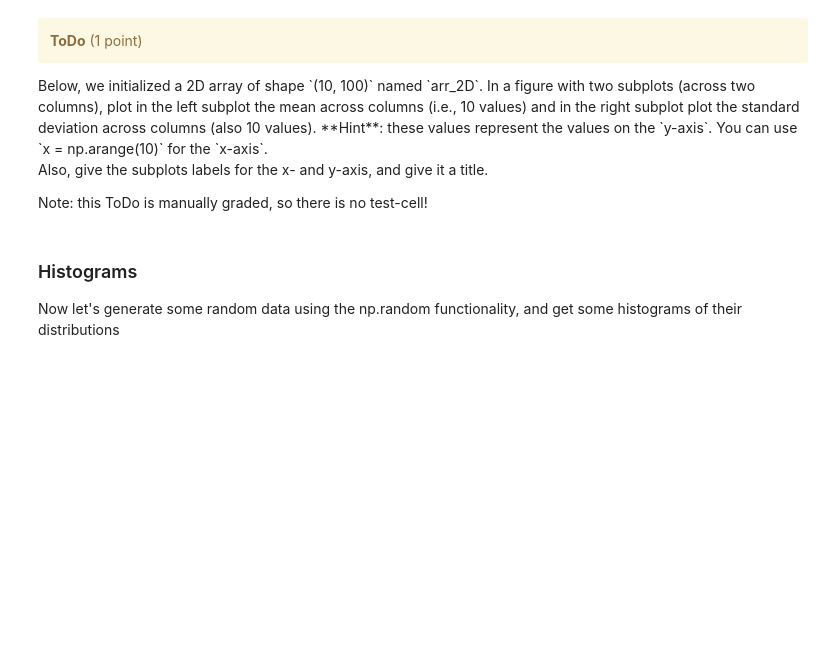
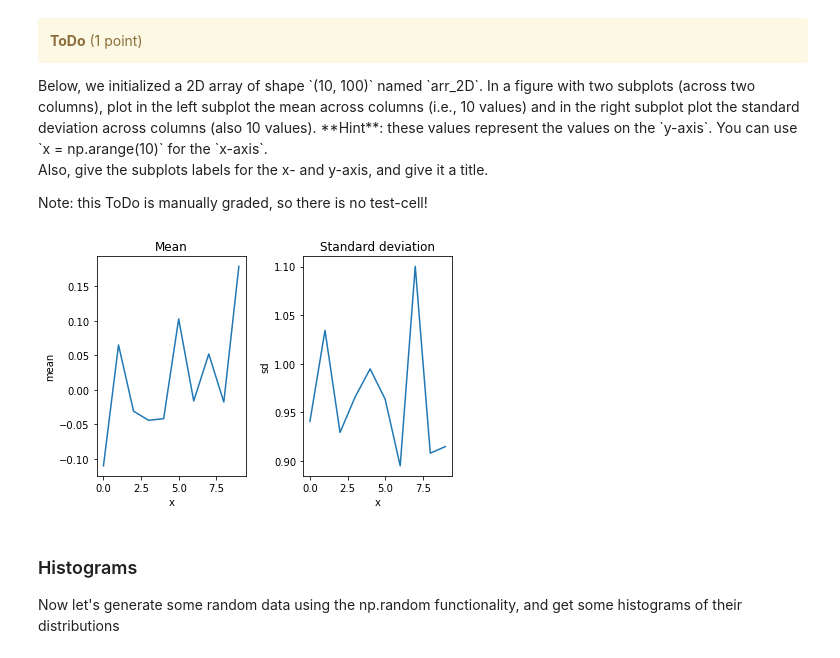
Before and after one commit to FlorianSeitz/python_workshop-Basel, a Jupyter notebook: python_tutorial.ipynb, the cells around one changed output. Cells and saved outputs as stored; diff of their text form; code cells hidden in the pictures; blank space fills up the shorter version.

```diff
--- a/python_tutorial.ipynb
+++ b/python_tutorial.ipynb
@@ -2146,3 +2635,26 @@ arr_2D = np.random.normal(0, 1, size=(10, 100))
+# %%
+arr_2D = np.random.normal(0, 1, size=(10, 100))
+x = np.arange(10)
+
+plt.subplot(1, 2, 1)
+plt.plot(x, arr_2D.mean(axis = 1))
+plt.title("Mean")
+plt.xlabel("x")
+plt.ylabel("mean")
+
+plt.subplot(1, 2, 2)
+plt.plot(x, arr_2D.std(axis = 1))
+plt.title("Standard deviation")
+plt.xlabel("x")
+plt.ylabel("sd")
+
+plt.tight_layout()
+plt.show()
+# Make your plot below!
+
+# your solution here
+# %% [output]
+[figure, added]
 # %% [markdown]
 ### Histograms
 Now let's generate some random data using the np.random functionality, and get some histograms of their distributions
```
Also changed, not shown: parts of 127 cells of this notebook.
